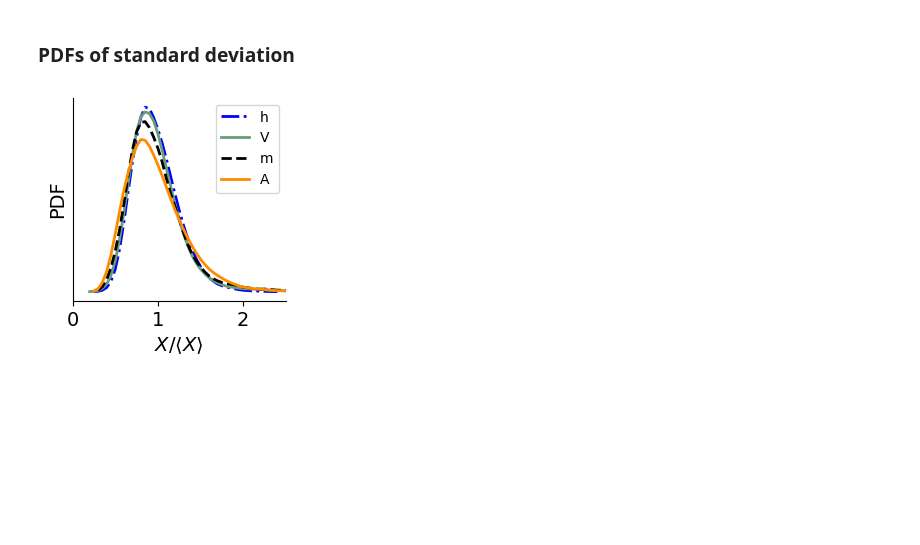
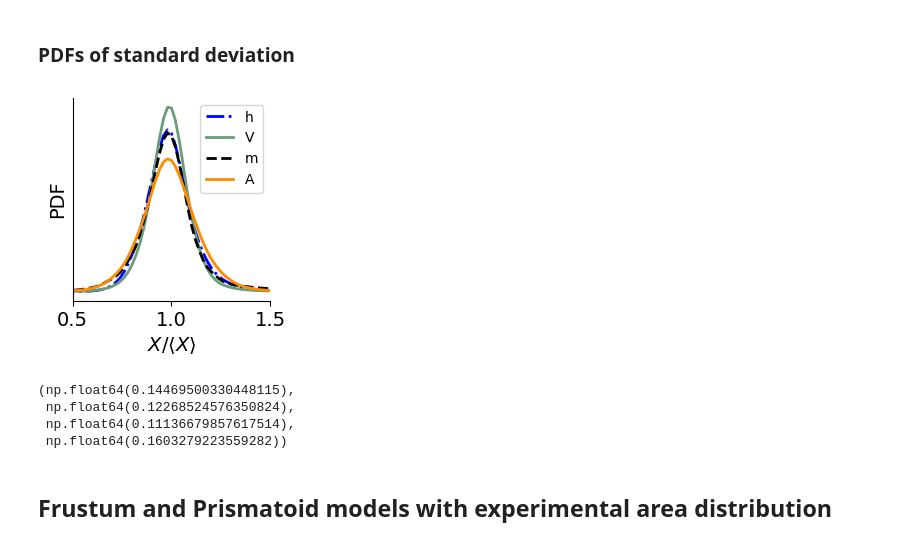
Before and after one commit to siljabl/MDCK-QPI, a Jupyter notebook: scripts/visualization/plot_hAV_correlations.ipynb, the cells around one changed output. Cells and saved outputs as stored; diff of their text form; code cells hidden in the pictures; blank space fills up the shorter version.

```diff
--- a/scripts/visualization/plot_hAV_correlations.ipynb
+++ b/scripts/visualization/plot_hAV_correlations.ipynb
@@ -23,7 +23,7 @@ data_path = "../../../../hdd_data/silja/Monolayers"
 ml_to_um  = 1e12
 n_0       = Tomocube().n0
 alpha     = 0.19        # ml/g
-alpha    *= ml_to_um    # µm^3/g
+# alpha    *= ml_to_um    # µm^3/g
 
 # analysis parameters
 min_hours = 4
@@ -115,7 +115,7 @@ for dataset in datasets:
     aratio_list.append(cells.amajor[:,good_cells] / cells.aminor[:,good_cells])
 
     if microscope.name == "tomocube":
-        n_lowpass  = cells.n #apply_lowpass(cells.n, cells.n.mask, cutoff=cutoff, fs=1/frames_to_hour, order=6)
+        n_lowpass  = apply_lowpass(cells.n, cells.n.mask, cutoff=cutoff, fs=1/microscope.frame_to_h, order=6)
         concentration_list.append((n_lowpass[:,good_cells] - n_0) / alpha)
 # %% [output]
 State loaded from ../../../../hdd_data/silja/Monolayers/cell_features/calibrated/MDCK_20240301_B1-4_cells.p.
@@ -205,8 +217,13 @@ n, m = volume.shape
 for j in range(m):
     # indices of currently unmasked entries in column j
     unmasked_idx = np.where(~volume.mask[:, j])[0]
-    # take last up to 5 of them
-    to_mask = unmasked_idx[-5:]
+
+    if j < len(volume_arr[0]) - len(concentration_arr[0]):
+        # take last up to 5 of them
+        to_mask = unmasked_idx[-6:]
+    else:
+        # take last up to 5 of them
+        to_mask = unmasked_idx[-2:]
     # set those mask positions to True
     volume.mask[to_mask, j] = True
 
@@ -216,10 +233,11 @@ height_arr.mask = volume.mask
 xpos_arr.mask   = volume.mask
 ypos_arr.mask   = volume.mask
 aratio_arr.mask = volume.mask
+density_arr.mask = volume.mask
 try:
-    concentration_arr.mask = volume.mask
+    concentration_arr.mask = volume.mask[:,-len(concentration_arr[0]):]
 except:
-    None
+    print("Not doing dry mass concentration")
 
 volume_arr.data[~volume_arr.mask].max()
 # %% [output]
@@ -371,40 +392,49 @@ Vh = 0.31
 # %% [markdown]
 ### PDFs of standard deviation
 # %%
-area   = ((area_arr   / np.ma.mean(area_arr,   axis=(0,1), keepdims=True)).compressed()).ravel()
-height = ((height_arr / np.ma.mean(height_arr, axis=(0,1), keepdims=True)).compressed()).ravel()
-volume = ((volume_arr / np.ma.mean(volume_arr, axis=(0,1), keepdims=True)).compressed()).ravel()
+# area   = ((area_arr   / np.ma.mean(area_arr,   axis=(0,1), keepdims=True)).compressed()).ravel()
+# height = ((height_arr / np.ma.mean(height_arr, axis=(0,1), keepdims=True)).compressed()).ravel()
+# volume = ((volume_arr / np.ma.mean(volume_arr, axis=(0,1), keepdims=True)).compressed()).ravel()
 
-x_A, y_A = compute_pdf_from_bins(area,   scale_to_int=20, sigma=1)
-x_h, y_h = compute_pdf_from_bins(height, scale_to_int=20, sigma=1)
-x_V, y_V = compute_pdf_from_bins(volume, scale_to_int=20, sigma=1)
+area   = rescaled_area.ravel()
+height = rescaled_height.ravel()
+volume = rescaled_volume.ravel()
+mass   = rescaled_mass.ravel()
 
-mass_arr = np.ma.concatenate([(concentration_list[-1] * volume_list[-1]).T,
-                              (concentration_list[-2] * volume_list[-2]).T]).T
-
-mass = ((mass_arr / np.ma.mean(mass_arr, axis=(0,1), keepdims=True)).compressed()).ravel()
-x_M, y_M =  compute_pdf_from_bins(mass, scale_to_int=20, sigma=1)
+x_A, y_A = compute_pdf_from_bins(area[volume > 0],   scale_to_int=50, sigma=1)
+x_h, y_h = compute_pdf_from_bins(height[volume > 0], scale_to_int=50, sigma=1)
+x_V, y_V = compute_pdf_from_bins(volume[volume > 0], scale_to_int=50, sigma=1)
+x_M, y_M = compute_pdf_from_bins(mass[mass > 0],   scale_to_int=50, sigma=1)
 # %%
 lw = 2
 fig, ax = plt.subplots(1,1, figsize=(2.8,3))
 
 ax.plot(x_h, y_h, c=h_color, lw=lw, ls='-.', label=r"h")
 ax.plot(x_V, y_V, c=V_color, lw=lw, ls='-',  label=r"V")
 ax.plot(x_M, y_M, c=c_color, lw=lw, ls="--", label=r"m")
 ax.plot(x_A, y_A, c=A_color, lw=lw, ls='-',  label=r"A")
 
 ax.set(xlabel=r"$X/\langle X \rangle$",
        ylabel="PDF",
        xscale="linear",
        yscale="linear",
-       xlim=(0, 2.5));
+       xlim=(0.5, 1.5));
 
 ax.set_yticks([])
 ax.legend(prop={'size': 10}, handlelength=2, handleheight=1)
 
 ax.spines.right.set_visible(False)
 ax.spines.top.set_visible(False)
 fig.tight_layout()
-fig.savefig("figs/Elife/subfigures/hAVv_SD_distribution.svg")
+# fig.savefig("figs/Elife/subfigures/hAVv_SD_distribution.svg")
 # %% [output]
-[figure, old version]
+[figure, new version]
+# %%
+np.ma.std(rescaled_area), np.ma.std(rescaled_height), np.ma.std(rescaled_volume), np.ma.std(rescaled_mass)
+# %% [output]
+(np.float64(0.14469500330448115),
+ np.float64(0.12268524576350824),
+ np.float64(0.11136679857617514),
+ np.float64(0.1603279223559282))
+# %% [markdown]
+## Frustum and Prismatoid models with experimental area distribution
```
Also changed, not shown: parts of 16 cells of this notebook.
